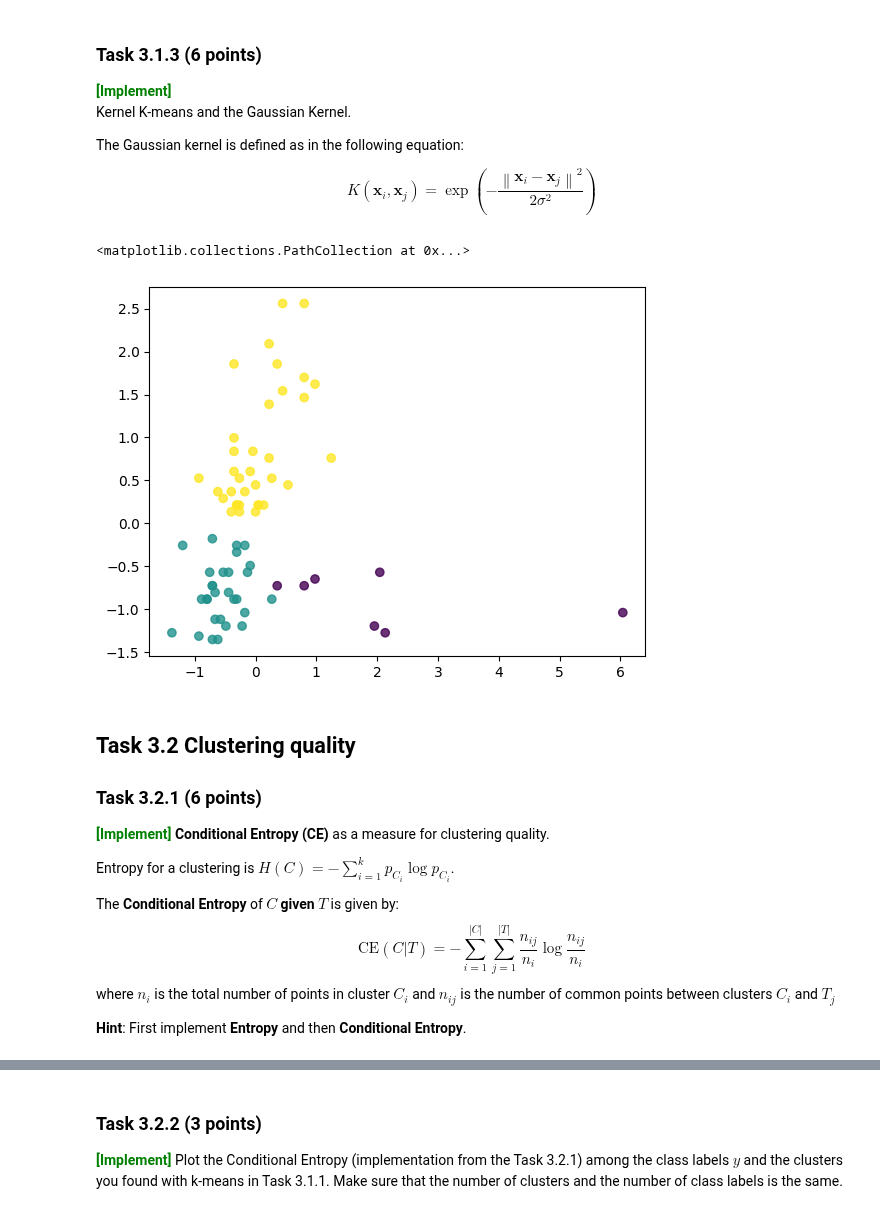
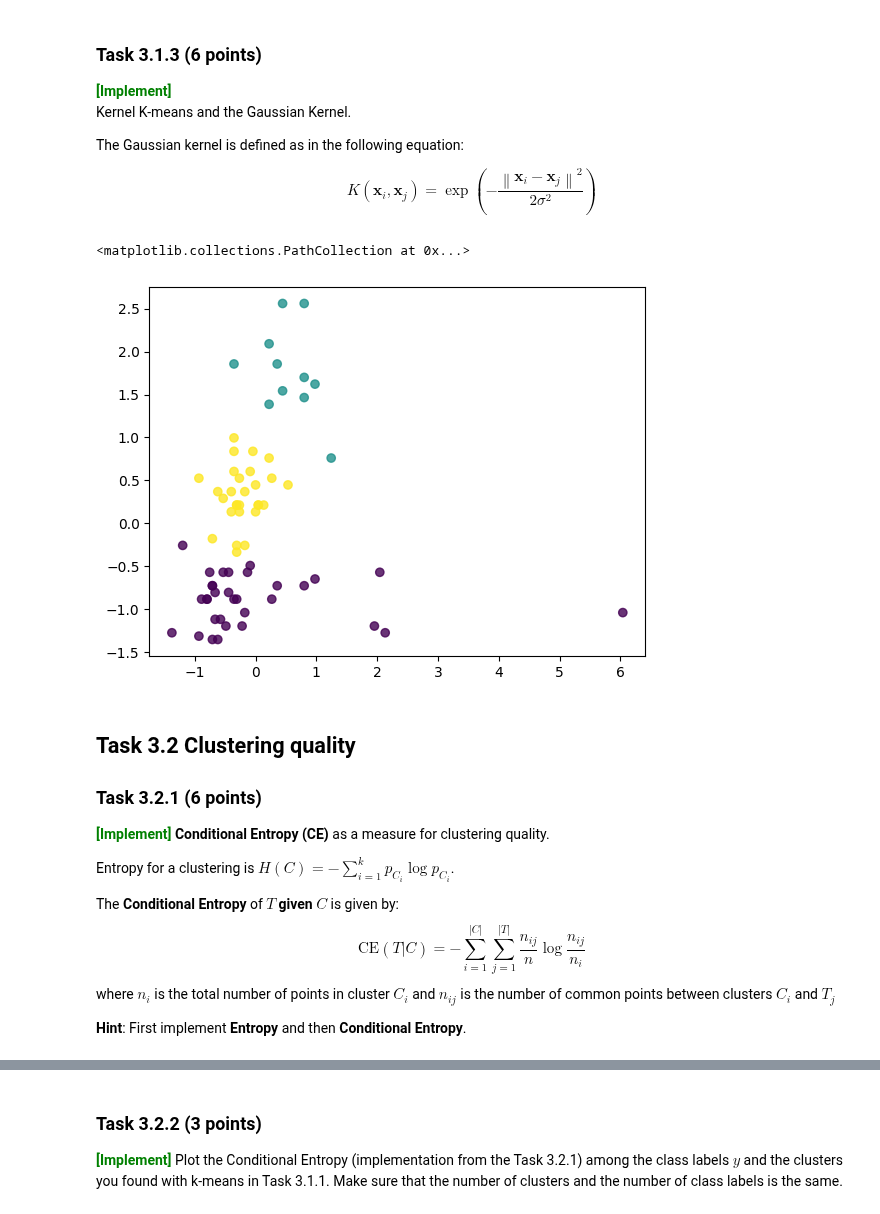
Before and after one commit to Joac1137/dm2023-exercises, a Jupyter notebook: handins/handin1.ipynb, the cells around one changed output, grey strips where cells are left out. Cells and saved outputs as stored; diff of their text form; code cells hidden in the pictures.

```diff
--- a/handins/handin1.ipynb
+++ b/handins/handin1.ipynb
@@ -987,8 +987,6 @@ X_norm = (X - X.min(0)) / X.ptp(0)
 
 
 ### YOUR CODE HERE
-
-
-clusters = []
-
-plt.scatter(X_norm[:, 0], X_norm[:, 1], alpha=0.8, c=clusters)
+kmeans = KMeans(3,random_state=0, n_init="auto").fit(X)
+label = kmeans.labels_
+plt.scatter(X_norm[:, 0], X_norm[:, 1], alpha=0.8, c=label)
@@ -1002,6 +1003,7 @@ $$
 K\left(\mathbf{x}_{i}, \mathbf{x}_{j}\right)=\exp \left(-\frac{\left\|\mathbf{x}_{i}-\mathbf{x}_{j}\right\|^{2}}{2 \sigma^{2}}\right)$$
 # %%
 import random
+
 ### YOUR CODE HERE
 X = toy[["sulphates", "alcohol"]].to_numpy()
 
@@ -1042,37 +1044,39 @@ def kernel_kmeans(X, n_clusters, kernel=gaussian_kernel, iters=100, error=.01):
 
                 akv.append(1 / (len(cluster) + error) * value)
 
             average_kernel_value.append(akv)
 
         new_clusters = []
         new_clusters_points = [[] for i in range(len(X))]
         dist = []
         for x in range(len(X)):
             val = []
             for cluster in range(len(clusters)):
                 val.append(square_norm[cluster] - 2*average_kernel_value[x][cluster])
             dist.append(val)
 
             j = np.argmin(val)
             new_clusters.append(j)
             new_clusters_points[j].append(X[x])
 
         clusters = new_clusters_points
 
     return new_clusters
-
 NUMBER_OF_CLUSTERS = 2
 SOME_AMOUNT_OF_CLUSTERS = 3
-clusters = kernel_kmeans(X_norm, NUMBER_OF_CLUSTERS)
-
 scaler = StandardScaler().fit(X_norm)
 X_scaled = scaler.transform(X_norm)
+
+#clusters = kernel_kmeans(X_norm, NUMBER_OF_CLUSTERS)
+
 clusters = kernel_kmeans(X_scaled, SOME_AMOUNT_OF_CLUSTERS)
 
+
+
 plt.scatter(X_scaled[:, 0], X_scaled[:, 1], alpha=0.8, c=clusters)
 # %% [output]
 <matplotlib.collections.PathCollection at 0x...>
-[figure, old version]
+[figure, new version]
 # %% [markdown]
 
 ## Task 3.2 Clustering quality
@@ -1082,8 +1086,8 @@ plt.scatter(X_scaled[:, 0], X_scaled[:, 1], alpha=0.8, c=clusters)
 
 Entropy for a clustering is $H(C) = - \sum_{i=1}^{k}{p_{C_i} \log {p_{C_i}}}$.
 
-The **Conditional Entropy** of $C$ **given** $T$ is given by:
-$$\text{CE}(C|T)=-\sum\limits^{|C|}_{i=1}\sum\limits^{|T|}_{j=1}\frac{n_{ij}}{n_i}\log\frac{n_{ij}}{n_i}$$
+The **Conditional Entropy** of $T$ **given** $C$ is given by:
+$$\text{CE}(T|C)=-\sum\limits^{|C|}_{i=1}\sum\limits^{|T|}_{j=1}\frac{n_{ij}}{n}\log\frac{n_{ij}}{n_i}$$
 where $n_{i}$ is the total number of points in cluster $C_i$ and $n_{ij}$ is the number of common points between clusters $C_i$ and $T_j$
 
 
```
Also changed, not shown: parts of 7 cells of this notebook, 1 other file.
